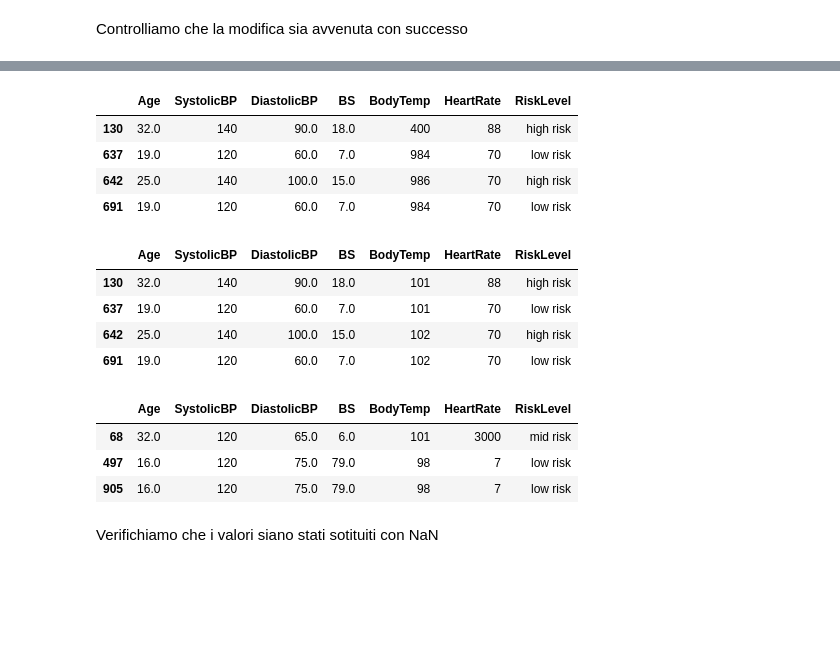
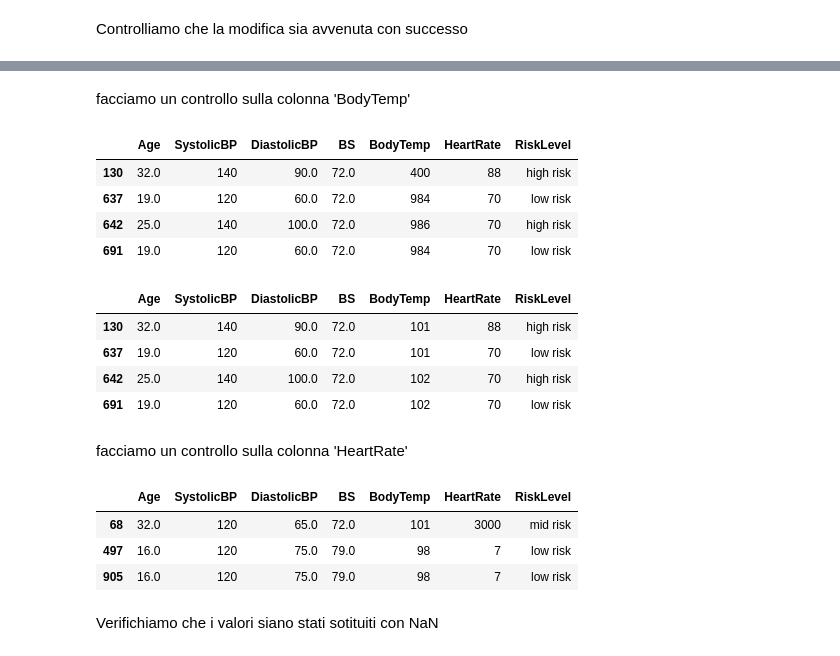
Before and after one commit to danlerr/Fondamenti-del-machine-learning, a Jupyter notebook: step2.ipynb, the cells around one changed output, grey strips where cells are left out. Drawn from its saved outputs; the diff is of its cells as text; code cells hidden in the pictures; blank space fills up the shorter version.

```diff
--- a/step2.ipynb
+++ b/step2.ipynb
@@ -216,0 +201,2 @@ training.boxplot('BS')
+# %%
+training['DiastolicBP'] = training['DiastolicBP'].fillna(76.0)
@@ -233,7 +224,7 @@ training[(training['BS'] > 200) | (training['BS'] <40 )] #vanno tolti anche i va
 # %% [markdown]
 Per la colonna BS si hanno alcuni valori inconsistenti. Cambiamo questi valori con NaN e sostituiamoli successivamente con la media
 # %%
-training['BS'] = training['BS'].apply(lambda x: np.nan if x >200 else x)
+training['BS'] = training['BS'].apply(lambda x: np.nan if x >200 or x <40 else x)
 # %% [markdown]
 Nella colonna BS ora abbiamo valori NaN nei vecchi valori incosistenti
 # %%
@@ -266,5 +252,5 @@ training['BS'].mean()
 # %%
-training['BS'] = training['BS'].fillna(50.0)
+training['BS'] = training['BS'].fillna(72.0)
 # %% [markdown]
 Controlliamo che la modifica sia avvenuta con successo
 # %%
@@ -281,26 +272,30 @@ Name: 951, dtype: object
+# %% [markdown]
+facciamo un controllo sulla colonna 'BodyTemp'
 # %%
 training[(training['BodyTemp'] > 105) | (training['BodyTemp'] < 50)]
 # %% [output]
 |  | Age | SystolicBP | DiastolicBP | BS | BodyTemp | HeartRate | RiskLevel |
-| 130 | 32.0 | 140 | 90.0 | 18.0 | 400 | 88 | high risk |
-| 637 | 19.0 | 120 | 60.0 | 7.0 | 984 | 70 | low risk |
-| 642 | 25.0 | 140 | 100.0 | 15.0 | 986 | 70 | high risk |
-| 691 | 19.0 | 120 | 60.0 | 7.0 | 984 | 70 | low risk |
+| 130 | 32.0 | 140 | 90.0 | 72.0 | 400 | 88 | high risk |
+| 637 | 19.0 | 120 | 60.0 | 72.0 | 984 | 70 | low risk |
+| 642 | 25.0 | 140 | 100.0 | 72.0 | 986 | 70 | high risk |
+| 691 | 19.0 | 120 | 60.0 | 72.0 | 984 | 70 | low risk |
 # %%
 training.loc[[130,637], 'BodyTemp'] = 101
 training.loc[[642,691], 'BodyTemp'] = 102
 training.iloc[[130,637,642,691]]
 # %% [output]
 |  | Age | SystolicBP | DiastolicBP | BS | BodyTemp | HeartRate | RiskLevel |
-| 130 | 32.0 | 140 | 90.0 | 18.0 | 101 | 88 | high risk |
-| 637 | 19.0 | 120 | 60.0 | 7.0 | 101 | 70 | low risk |
-| 642 | 25.0 | 140 | 100.0 | 15.0 | 102 | 70 | high risk |
-| 691 | 19.0 | 120 | 60.0 | 7.0 | 102 | 70 | low risk |
+| 130 | 32.0 | 140 | 90.0 | 72.0 | 101 | 88 | high risk |
+| 637 | 19.0 | 120 | 60.0 | 72.0 | 101 | 70 | low risk |
+| 642 | 25.0 | 140 | 100.0 | 72.0 | 102 | 70 | high risk |
+| 691 | 19.0 | 120 | 60.0 | 72.0 | 102 | 70 | low risk |
+# %% [markdown]
+facciamo un controllo sulla colonna 'HeartRate'
 # %%
-training[(training['HeartRate'] > 120) | (training['HeartRate'] < 60)]
+training[(training['HeartRate'] > 200) | (training['HeartRate'] < 30)]
 # %% [output]
 |  | Age | SystolicBP | DiastolicBP | BS | BodyTemp | HeartRate | RiskLevel |
-| 68 | 32.0 | 120 | 65.0 | 6.0 | 101 | 3000 | mid risk |
+| 68 | 32.0 | 120 | 65.0 | 72.0 | 101 | 3000 | mid risk |
 | 497 | 16.0 | 120 | 75.0 | 79.0 | 98 | 7 | low risk |
 | 905 | 16.0 | 120 | 75.0 | 79.0 | 98 | 7 | low risk |
 # %%
```
Also changed, not shown: parts of 21 cells of this notebook.
